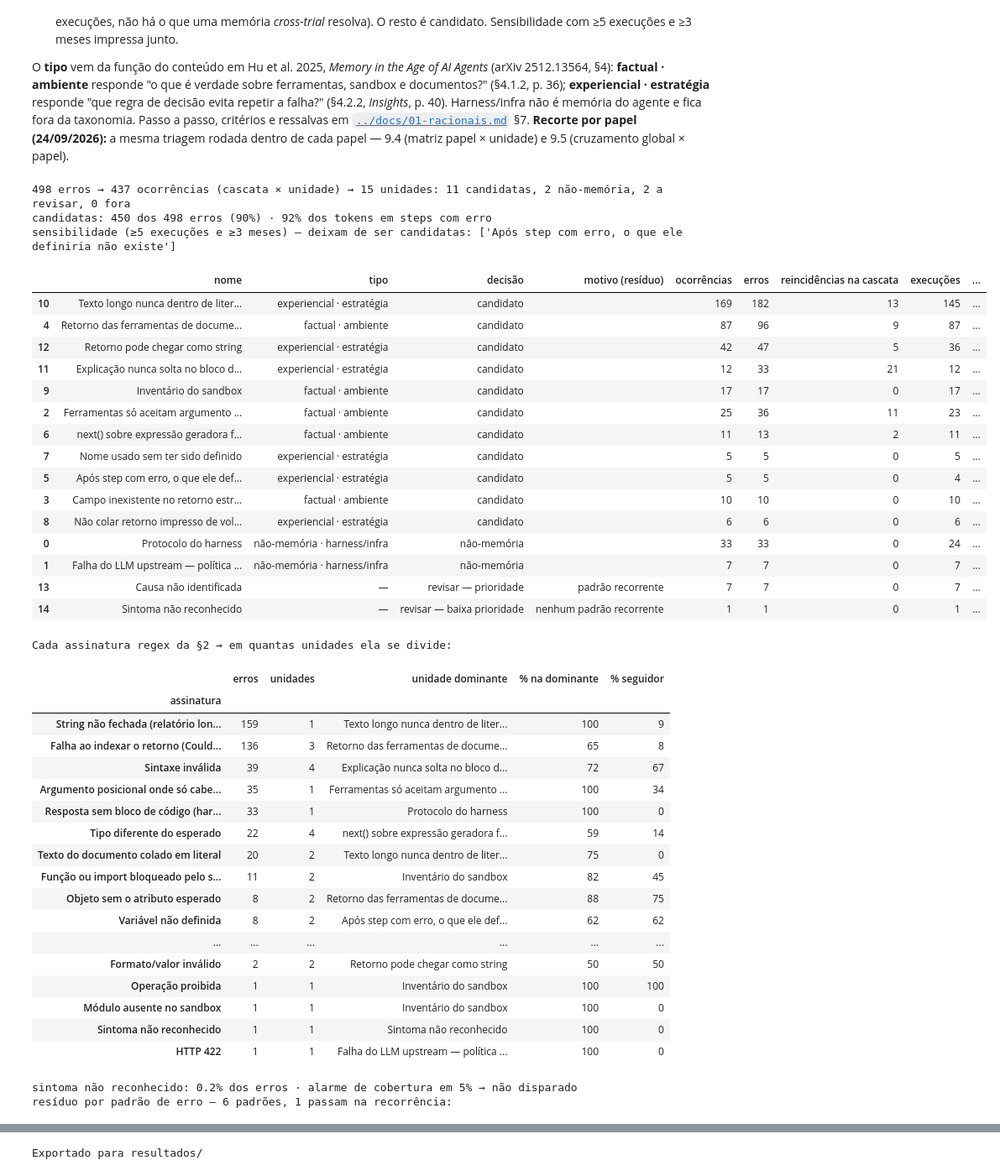
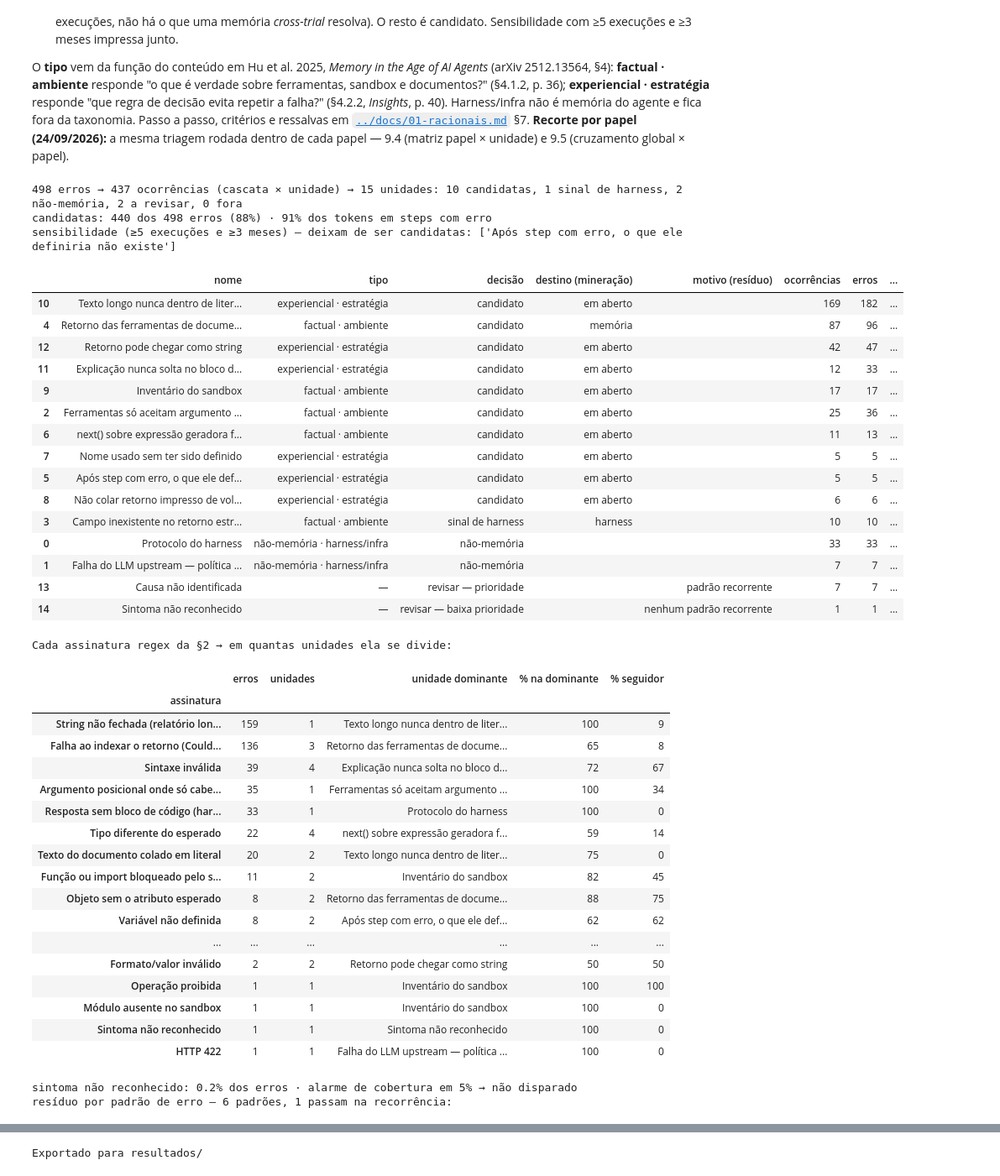
Before and after one commit to rc-ventura/memory_layer_ai_agents, a Jupyter notebook: analysis/2026-09-trace-law-flow/pipeline/analise_trace_esteira_juridica.ipynb, the cells around one changed output, grey strips where cells are left out. Shown at 84% size. Cells and saved outputs as stored; diff of their text form; code cells hidden in the pictures.

```diff
--- a/analysis/2026-09-trace-law-flow/pipeline/analise_trace_esteira_juridica.ipynb
+++ b/analysis/2026-09-trace-law-flow/pipeline/analise_trace_esteira_juridica.ipynb
@@ -1350,55 +1350,56 @@ DOM = pd.DataFrame({"erros": ASS.sum(axis=1), "unidades": (ASS > 0).sum(axis=1),
 cand = T[T["decisão"] == "candidato"]
 limitrofes = sorted(set(cand["nome"]) - set(TS.loc[TS["decisão"] == "candidato", "nome"]))
 print(f"{len(EU)} erros → {EU['ocorrencia'].nunique()} ocorrências (cascata × unidade) → {len(T)} unidades: "
-      f"{len(cand)} candidatas, {(T['decisão'] == 'não-memória').sum()} não-memória, "
+      f"{len(cand)} candidatas, {(T['decisão'] == SINAL_HARNESS).sum()} sinal de harness, "
+      f"{(T['decisão'] == 'não-memória').sum()} não-memória, "
       f"{T['decisão'].str.startswith('revisar').sum()} a revisar, {T['decisão'].str.startswith('fora').sum()} fora")
 print(f"candidatas: {cand['erros'].sum()} dos {len(EU)} erros ({cand['erros'].sum() / len(EU):.0%}) · "
       f"{cand['tokens'].sum() / EU['tok_tot'].sum():.0%} dos tokens em steps com erro")
 print(f"sensibilidade (≥5 execuções e ≥3 meses) — deixam de ser candidatas: {limitrofes or 'nenhuma'}")
 display(T.drop(columns=["unidade", "assinaturas de origem", "conteúdo proposto"]))
 print("Cada assinatura regex da §2 → em quantas unidades ela se divide:")
 display(DOM)
 RP = residuo_por_padrao(EU)
 frac_desc = (EU["unidade"] == "X_sintoma_nao_reconhecido").mean()
 print(f"sintoma não reconhecido: {frac_desc:.1%} dos erros · alarme de cobertura em {ALARME_COBERTURA:.0%} → "
       f"{'DISPARADO' if frac_desc > ALARME_COBERTURA else 'não disparado'}")
 print(f"resíduo por padrão de erro — {len(RP)} padrões, {int(RP['passa na recorrência'].sum())} passam na recorrência:")
 display(RP)
 
 import os
 os.makedirs("resultados", exist_ok=True)
 T.to_csv("resultados/candidatos_memoria.csv", index=False)
 DOM.to_csv("resultados/triagem_assinaturas.csv")
 RP.to_csv("resultados/residuo_padroes.csv", index=False)
 payoff.to_csv("resultados/payoff_assinaturas.csv")
 rec.to_csv("resultados/reincidencia.csv")
 E.assign(err_msg=E["err_msg"].str.slice(0,400)).to_csv("resultados/erros_classificados.csv", index=False)
 execs.to_csv("resultados/execucoes.csv", index=False)
 (EU.assign(unidade_nome=EU["unidade"].map(lambda u: UNI[u][0]))
    [["exec_id", "role", "mes", "idx", "step", "assinatura", "submecanismo", "unidade", "unidade_nome",
      "seguidor", "cascata", "tok_tot", "padrao"]]
    .to_csv("resultados/erros_mecanismo.csv", index=False))
 print("Exportado para resultados/")
 # %% [output]
-498 erros → 437 ocorrências (cascata × unidade) → 15 unidades: 11 candidatas, 2 não-memória, 2 a revisar, 0 fora
-candidatas: 450 dos 498 erros (90%) · 92% dos tokens em steps com erro
+498 erros → 437 ocorrências (cascata × unidade) → 15 unidades: 10 candidatas, 1 sinal de harness, 2 não-memória, 2 a revisar, 0 fora
+candidatas: 440 dos 498 erros (88%) · 91% dos tokens em steps com erro
 sensibilidade (≥5 execuções e ≥3 meses) — deixam de ser candidatas: ['Após step com erro, o que ele definiria não existe']
-|  | nome | tipo | decisão | motivo (resíduo) | ocorrências | erros | reincidências na cascata | execuções | ... |
-| 10 | Texto longo nunca dentro de liter... | experiencial · estratégia | candidato |  | 169 | 182 | 13 | 145 | ... |
-| 4 | Retorno das ferramentas de docume... | factual · ambiente | candidato |  | 87 | 96 | 9 | 87 | ... |
-| 12 | Retorno pode chegar como string | experiencial · estratégia | candidato |  | 42 | 47 | 5 | 36 | ... |
-| 11 | Explicação nunca solta no bloco d... | experiencial · estratégia | candidato |  | 12 | 33 | 21 | 12 | ... |
-| 9 | Inventário do sandbox | factual · ambiente | candidato |  | 17 | 17 | 0 | 17 | ... |
-| 2 | Ferramentas só aceitam argumento ... | factual · ambiente | candidato |  | 25 | 36 | 11 | 23 | ... |
-| 6 | next() sobre expressão geradora f... | factual · ambiente | candidato |  | 11 | 13 | 2 | 11 | ... |
-| 7 | Nome usado sem ter sido definido | experiencial · estratégia | candidato |  | 5 | 5 | 0 | 5 | ... |
-| 5 | Após step com erro, o que ele def... | experiencial · estratégia | candidato |  | 5 | 5 | 0 | 4 | ... |
-| 3 | Campo inexistente no retorno estr... | factual · ambiente | candidato |  | 10 | 10 | 0 | 10 | ... |
-| 8 | Não colar retorno impresso de vol... | experiencial · estratégia | candidato |  | 6 | 6 | 0 | 6 | ... |
-| 0 | Protocolo do harness | não-memória · harness/infra | não-memória |  | 33 | 33 | 0 | 24 | ... |
-| 1 | Falha do LLM upstream — política ... | não-memória · harness/infra | não-memória |  | 7 | 7 | 0 | 7 | ... |
-| 13 | Causa não identificada | — | revisar — prioridade | padrão recorrente | 7 | 7 | 0 | 7 | ... |
-| 14 | Sintoma não reconhecido | — | revisar — baixa prioridade | nenhum padrão recorrente | 1 | 1 | 0 | 1 | ... |
+|  | nome | tipo | decisão | destino (mineração) | motivo (resíduo) | ocorrências | erros | ... |
+| 10 | Texto longo nunca dentro de liter... | experiencial · estratégia | candidato | em aberto |  | 169 | 182 | ... |
+| 4 | Retorno das ferramentas de docume... | factual · ambiente | candidato | memória |  | 87 | 96 | ... |
+| 12 | Retorno pode chegar como string | experiencial · estratégia | candidato | em aberto |  | 42 | 47 | ... |
+| 11 | Explicação nunca solta no bloco d... | experiencial · estratégia | candidato | em aberto |  | 12 | 33 | ... |
+| 9 | Inventário do sandbox | factual · ambiente | candidato | em aberto |  | 17 | 17 | ... |
+| 2 | Ferramentas só aceitam argumento ... | factual · ambiente | candidato | em aberto |  | 25 | 36 | ... |
+| 6 | next() sobre expressão geradora f... | factual · ambiente | candidato | em aberto |  | 11 | 13 | ... |
+| 7 | Nome usado sem ter sido definido | experiencial · estratégia | candidato | em aberto |  | 5 | 5 | ... |
+| 5 | Após step com erro, o que ele def... | experiencial · estratégia | candidato | em aberto |  | 5 | 5 | ... |
+| 8 | Não colar retorno impresso de vol... | experiencial · estratégia | candidato | em aberto |  | 6 | 6 | ... |
+| 3 | Campo inexistente no retorno estr... | factual · ambiente | sinal de harness | harness |  | 10 | 10 | ... |
+| 0 | Protocolo do harness | não-memória · harness/infra | não-memória |  |  | 33 | 33 | ... |
+| 1 | Falha do LLM upstream — política ... | não-memória · harness/infra | não-memória |  |  | 7 | 7 | ... |
+| 13 | Causa não identificada | — | revisar — prioridade |  | padrão recorrente | 7 | 7 | ... |
+| 14 | Sintoma não reconhecido | — | revisar — baixa prioridade |  | nenhum padrão recorrente | 1 | 1 | ... |
 Cada assinatura regex da §2 → em quantas unidades ela se divide:
 |  | erros | unidades | unidade dominante | % na dominante | % seguidor |
 | assinatura |  |  |  |  |  |
```
Also changed, not shown: parts of 3 cells of this notebook, 14 other files.
